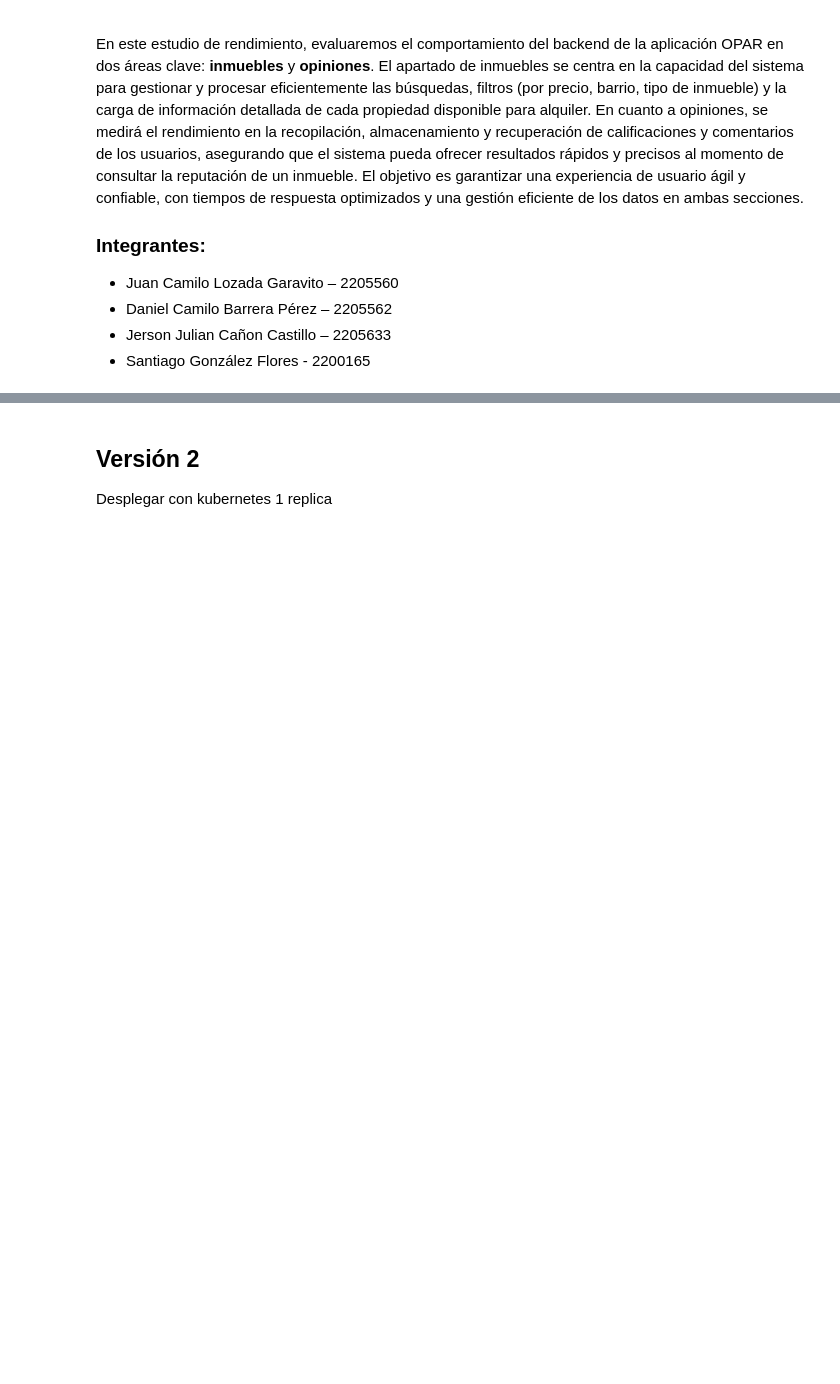
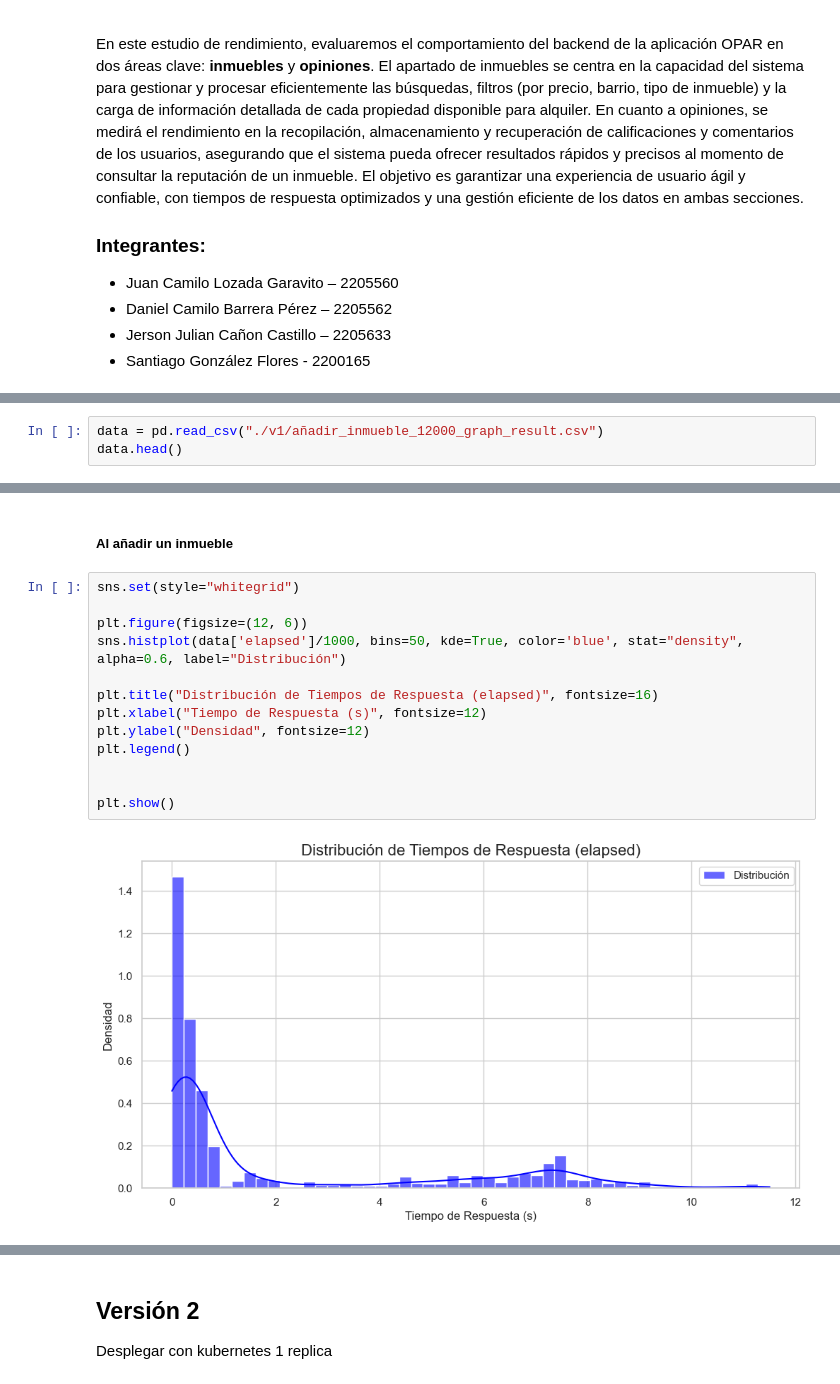
Before and after one commit to JulianCastillo14/Estudio-de-Rendimiento-Backend-en-OPAR, a Jupyter notebook: Estudio_de_Rendimiento_Backend_en_OPAR.ipynb, the cells around one changed output, grey strips where cells are left out. Saved outputs shown, nothing was run; the diff lists cells and outputs as text; blank space fills up the shorter version.

```diff
--- a/Estudio_de_Rendimiento_Backend_en_OPAR.ipynb
+++ b/Estudio_de_Rendimiento_Backend_en_OPAR.ipynb
@@ -17,0 +24,3 @@ En esta primera versión del backend, se implementará una arquitectura basada e
+# %%
+data = pd.read_csv("./v1/añadir_inmueble_12000_graph_result.csv")
+data.head()
@@ -17,0 +34,17 @@ En esta primera versión del backend, se implementará una arquitectura basada e
+# %% [markdown]
+##### Al añadir un inmueble
+# %%
+sns.set(style="whitegrid")
+
+plt.figure(figsize=(12, 6))
+sns.histplot(data['elapsed']/1000, bins=50, kde=True, color='blue', stat="density", alpha=0.6, label="Distribución")
+
+plt.title("Distribución de Tiempos de Respuesta (elapsed)", fontsize=16)
+plt.xlabel("Tiempo de Respuesta (s)", fontsize=12)
+plt.ylabel("Densidad", fontsize=12)
+plt.legend()
+
+
+plt.show()
+# %% [output]
+[figure, added]
```
Also changed, not shown: parts of 50 cells of this notebook, 10 other files.
